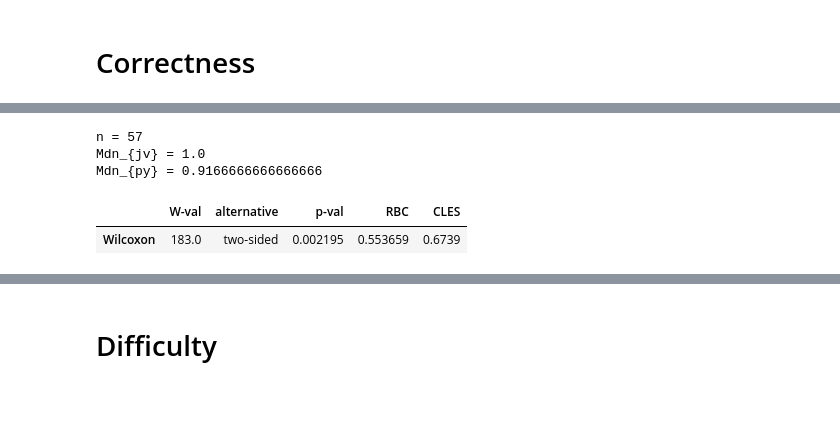
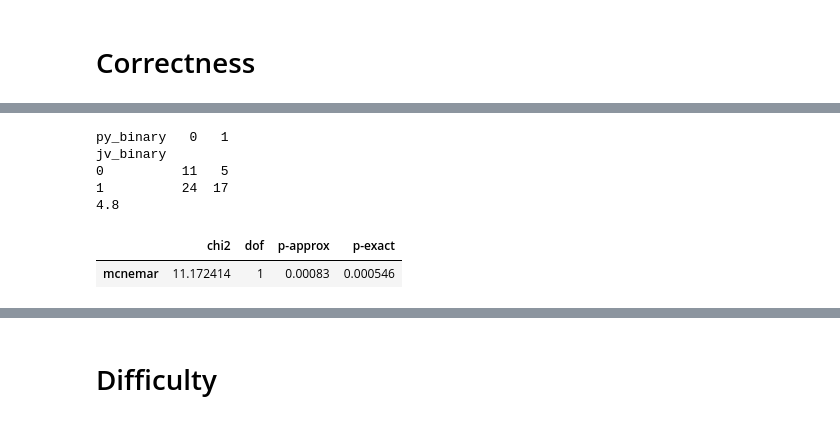
Before and after one commit to rhazn/2025-data-release-program-comprehension-jayvee, a Jupyter notebook: 3_data_analysis.ipynb, the cells around one changed output, grey strips where cells are left out. Saved outputs shown, nothing was run; the diff lists cells and outputs as text; code cells hidden in the pictures.

```diff
--- a/3_data_analysis.ipynb
+++ b/3_data_analysis.ipynb
@@ -220,19 +196,28 @@ plt.show()
-# %%
-df = pd.read_csv('./data/generated/results_anon.csv', dtype = {'student_id_anon':str})
-
-print(f'n = {df.shape[0]}')
-print(f'Mdn_{{jv}} = {df["jv_correctness"].median()}')
-print(f'Mdn_{{py}} = {df["py_correctness"].median()}')
-# %% [output]
-n = 57
-Mdn_{jv} = 1.0
-Mdn_{py} = 0.9166666666666666
-# %%
-df = pd.read_csv('./data/generated/results_anon.csv', dtype = {'student_id_anon':str})
-
-test = pg.wilcoxon(df['jv_correctness'], df['py_correctness'], alternative='two-sided')
-
-test
-# %% [output]
-|  | W-val | alternative | p-val | RBC | CLES |
-| Wilcoxon | 183.0 | two-sided | 0.002195 | 0.553659 | 0.6739 |
+# %%
+import pingouin as pg
+import pandas as pd
+
+df = pd.read_csv('./data/generated/results_anon.csv', dtype = {'student_id_anon':str})
+
+# Convert correctness to binary
+df['py_binary'] = (df['py_correctness'] == 1)
+df['jv_binary'] = (df['jv_correctness'] == 1)
+
+observed, stats = pg.chi2_mcnemar(df, x='jv_binary', y='py_binary', correction=True)
+
+c, b = observed.at[0, 1], observed.at[1, 0]
+
+oddsRatio = b / c
+
+print(observed)
+print(oddsRatio)
+
+stats
+# %% [output]
+py_binary   0   1
+jv_binary
+0          11   5
+1          24  17
+4.8
+|  | chi2 | dof | p-approx | p-exact |
+| mcnemar | 11.172414 | 1 | 0.00083 | 0.000546 |
```
Also changed, not shown: parts of 6 cells of this notebook, 6 other files.
